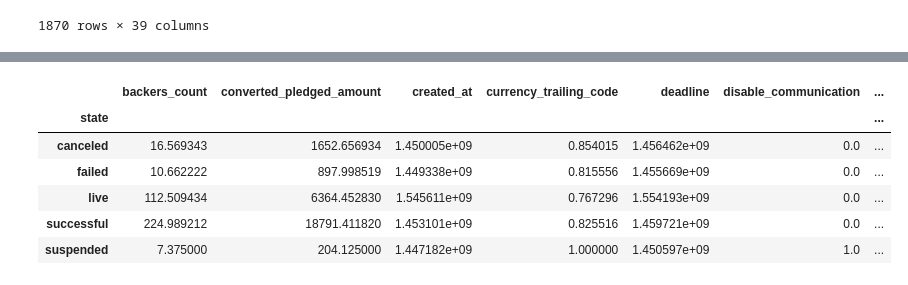
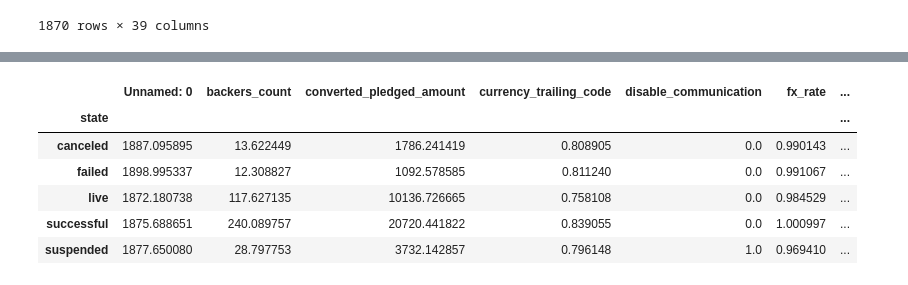
Before and after one commit to ChrisTheKnife/kick_it_like_beckham, a Jupyter notebook: EDA-kickstarter_CMM.ipynb, the cells around one changed output, grey strips where cells are left out. Saved outputs shown, nothing was run; the diff lists cells and outputs as text; code cells hidden in the pictures.

```diff
--- a/EDA-kickstarter_CMM.ipynb
+++ b/EDA-kickstarter_CMM.ipynb
@@ -6,2 +27,2 @@ warnings.filterwarnings('ignore')
 # %%
-df = pd.read_csv('data/Kickstarter014.csv')
+frame_all = pd.read_csv('data/Kickstarter_full.csv')
@@ -301,10 +218,10 @@ sns.scatterplot('converted_pledged_amount', 'usd_pledged', hue='state', data=df)
 # %%
-df.groupby('state').mean()
+frame_all.groupby('state').mean()
 # %% [output]
-|  | backers_count | converted_pledged_amount | created_at | currency_trailing_code | deadline | disable_communication | ... |
+|  | Unnamed: 0 | backers_count | converted_pledged_amount | currency_trailing_code | disable_communication | fx_rate | ... |
 | state |  |  |  |  |  |  | ... |
-| canceled | 16.569343 | 1652.656934 | 1.450005e+09 | 0.854015 | 1.456462e+09 | 0.0 | ... |
-| failed | 10.662222 | 897.998519 | 1.449338e+09 | 0.815556 | 1.455669e+09 | 0.0 | ... |
-| live | 112.509434 | 6364.452830 | 1.545611e+09 | 0.767296 | 1.554193e+09 | 0.0 | ... |
-| successful | 224.989212 | 18791.411820 | 1.453101e+09 | 0.825516 | 1.459721e+09 | 0.0 | ... |
-| suspended | 7.375000 | 204.125000 | 1.447182e+09 | 1.000000 | 1.450597e+09 | 1.0 | ... |
+| canceled | 1887.095895 | 13.622449 | 1786.241419 | 0.808905 | 0.0 | 0.990143 | ... |
+| failed | 1898.995337 | 12.308827 | 1092.578585 | 0.811240 | 0.0 | 0.991067 | ... |
+| live | 1872.180738 | 117.627135 | 10136.726665 | 0.758108 | 0.0 | 0.984529 | ... |
+| successful | 1875.688651 | 240.089757 | 20720.441822 | 0.839055 | 0.0 | 1.000997 | ... |
+| suspended | 1877.650080 | 28.797753 | 3732.142857 | 0.796148 | 1.0 | 0.969410 | ... |
```
Also changed, not shown: parts of 53 cells of this notebook.
